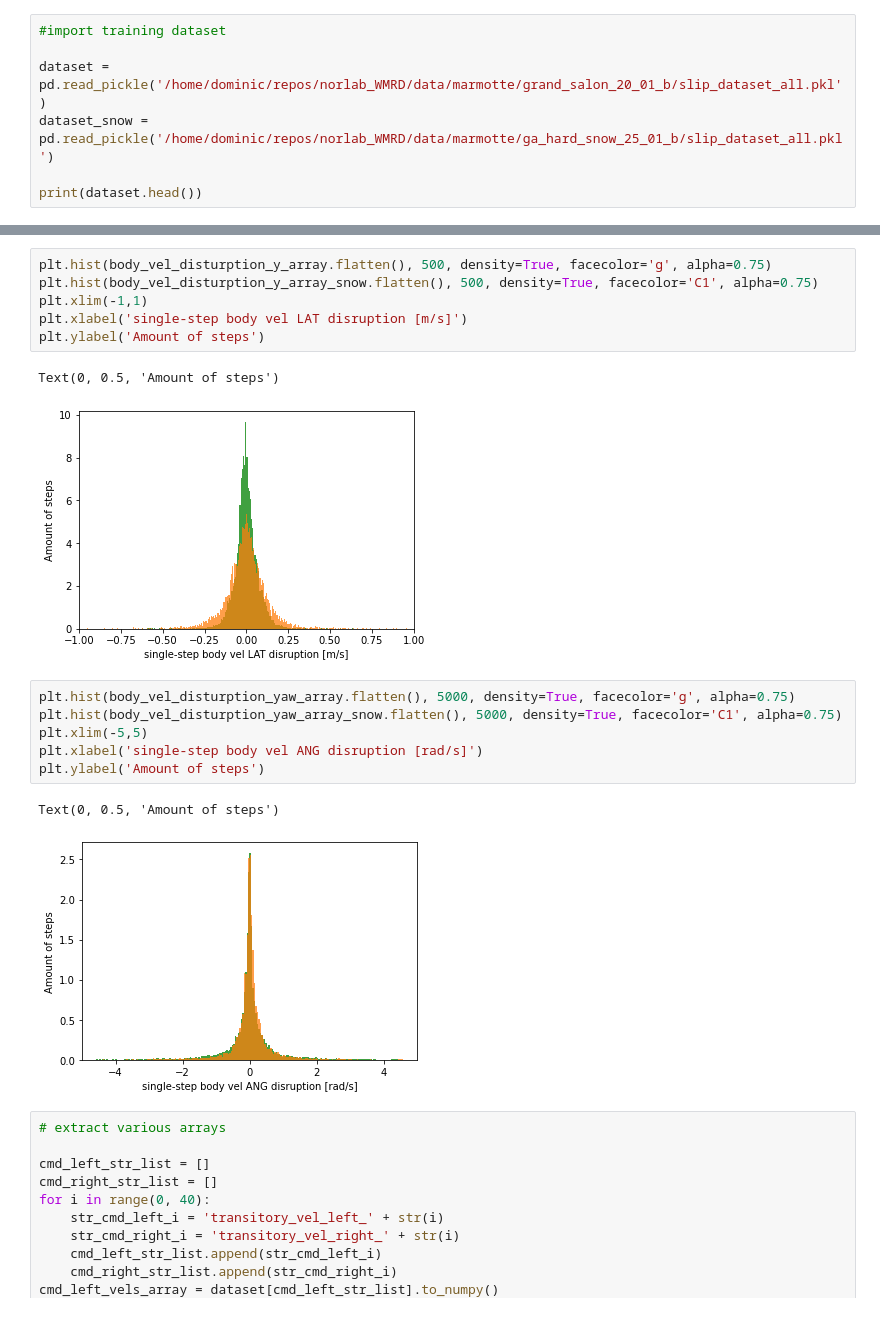
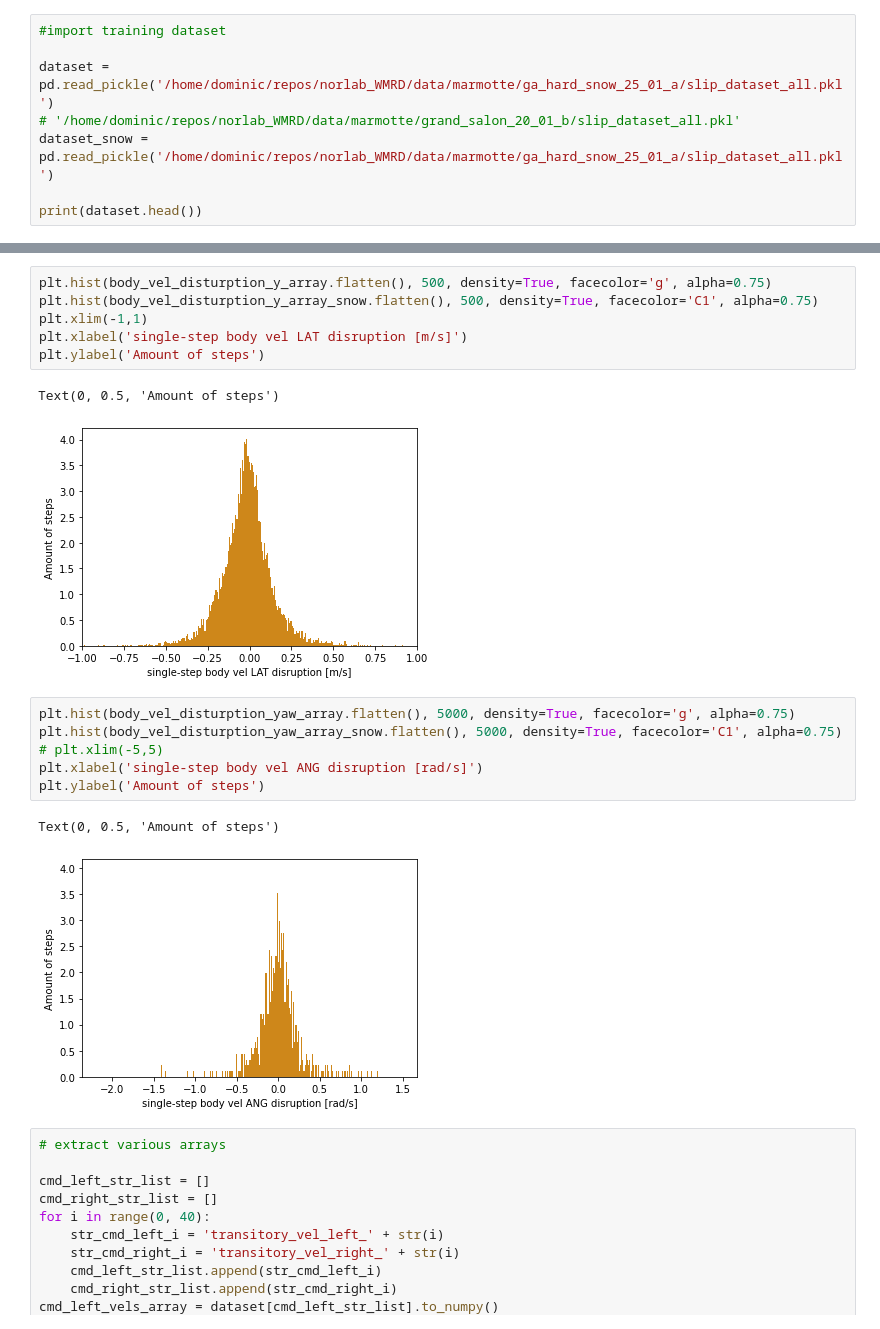
Before and after one commit to norlab-ulaval/norlab_WMRD, a Jupyter notebook: DB/analyse_slip_disturptions.ipynb, the cells around one changed output, grey strips where cells are left out. Drawn from its saved outputs; the diff is of its cells as text.

```diff
--- a/DB/analyse_slip_disturptions.ipynb
+++ b/DB/analyse_slip_disturptions.ipynb
@@ -34,8 +35,9 @@ from scipy.interpolate import make_smoothing_spline
 # %%
 #import training dataset
 
-dataset = pd.read_pickle('/home/dominic/repos/norlab_WMRD/data/marmotte/grand_salon_20_01_b/slip_dataset_all.pkl')
-dataset_snow = pd.read_pickle('/home/dominic/repos/norlab_WMRD/data/marmotte/ga_hard_snow_25_01_b/slip_dataset_all.pkl')
+dataset = pd.read_pickle('/home/dominic/repos/norlab_WMRD/data/marmotte/ga_hard_snow_25_01_a/slip_dataset_all.pkl')
+# '/home/dominic/repos/norlab_WMRD/data/marmotte/grand_salon_20_01_b/slip_dataset_all.pkl'
+dataset_snow = pd.read_pickle('/home/dominic/repos/norlab_WMRD/data/marmotte/ga_hard_snow_25_01_a/slip_dataset_all.pkl')
 
 print(dataset.head())
 # %% [output]
@@ -98,16 +100,16 @@ plt.xlabel('single-step body vel LAT disruption [m/s]')
 plt.ylabel('Amount of steps')
 # %% [output]
 Text(0, 0.5, 'Amount of steps')
-[figure, old version]
+[figure, new version]
 # %%
 plt.hist(body_vel_disturption_yaw_array.flatten(), 5000, density=True, facecolor='g', alpha=0.75)
 plt.hist(body_vel_disturption_yaw_array_snow.flatten(), 5000, density=True, facecolor='C1', alpha=0.75)
-plt.xlim(-5,5)
+# plt.xlim(-5,5)
 plt.xlabel('single-step body vel ANG disruption [rad/s]')
 plt.ylabel('Amount of steps')
 # %% [output]
 Text(0, 0.5, 'Amount of steps')
-[figure, old version]
+[figure, new version]
 # %%
 # extract various arrays
 
```
Also changed, not shown: parts of 15 cells of this notebook, 22 other files.
